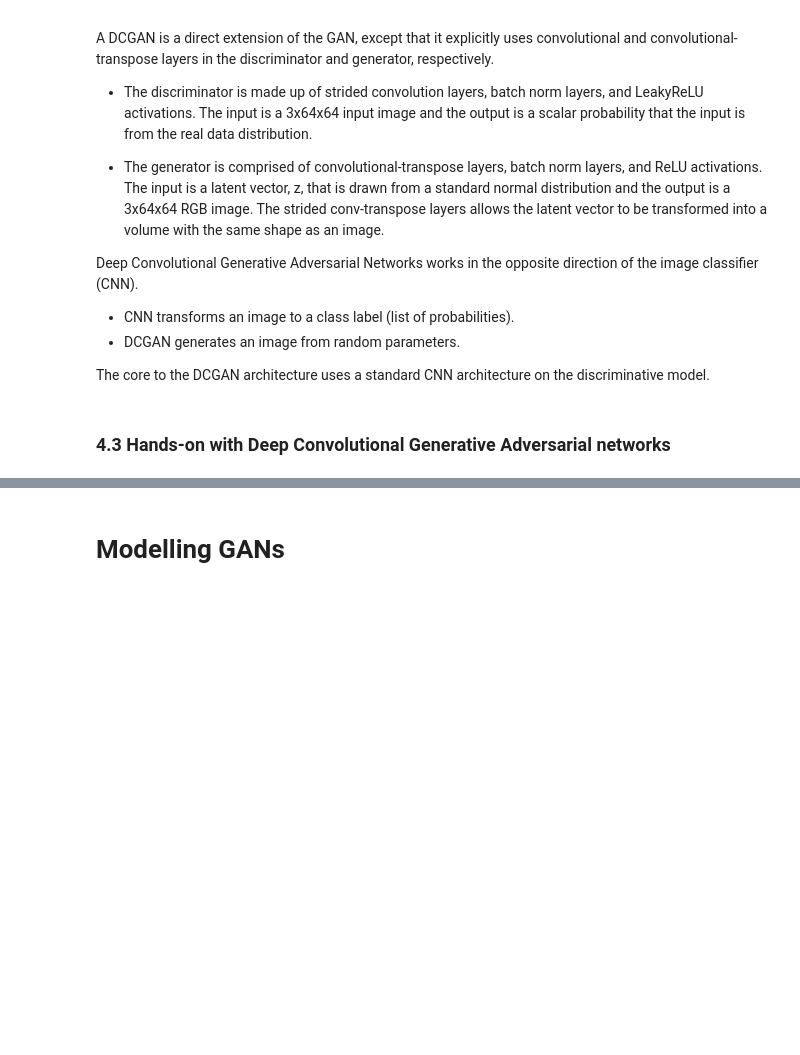
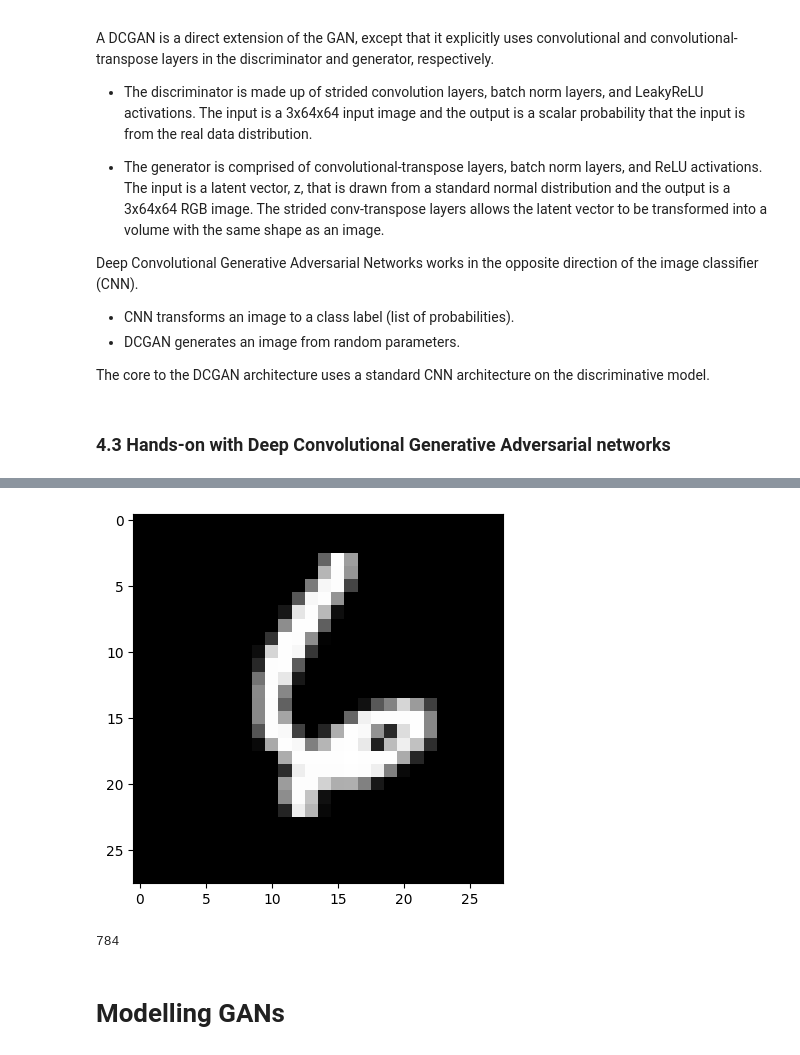
Before and after one commit to anshupandey/Working_with_Large_Language_models, a Jupyter notebook: WWL_C15_Image_Generation_with_GANs.ipynb, the cells around one changed output, grey strips where cells are left out. Cells and saved outputs as stored; diff of their text form; code cells hidden in the pictures; blank space fills up the shorter version.

```diff
--- a/WWL_C15_Image_Generation_with_GANs.ipynb
+++ b/WWL_C15_Image_Generation_with_GANs.ipynb
@@ -77,3 +79,13 @@ Downloading data from https://storage.googleapis.com/tensorflow/tf-keras-dataset
+# %%
+img = xtrain[59000].reshape(28,28)
+plt.imshow(img,cmap='gray')
+plt.show()
+# %% [output]
+[figure, added]
+# %%
+28*28
+# %% [output]
+784
 # %% [markdown]
 # Modelling GANs
 # %%
```
Also changed, not shown: parts of 9 cells of this notebook.
